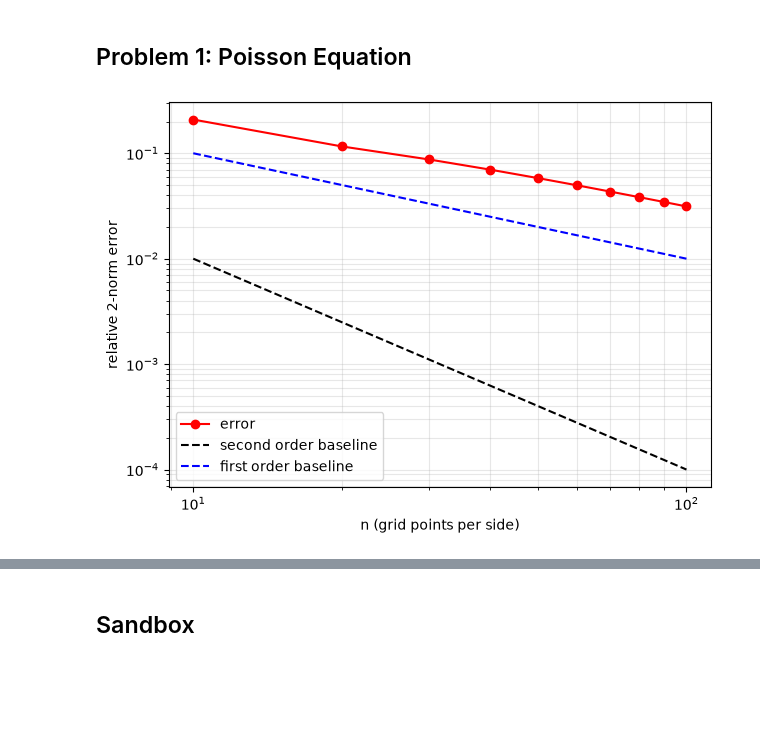
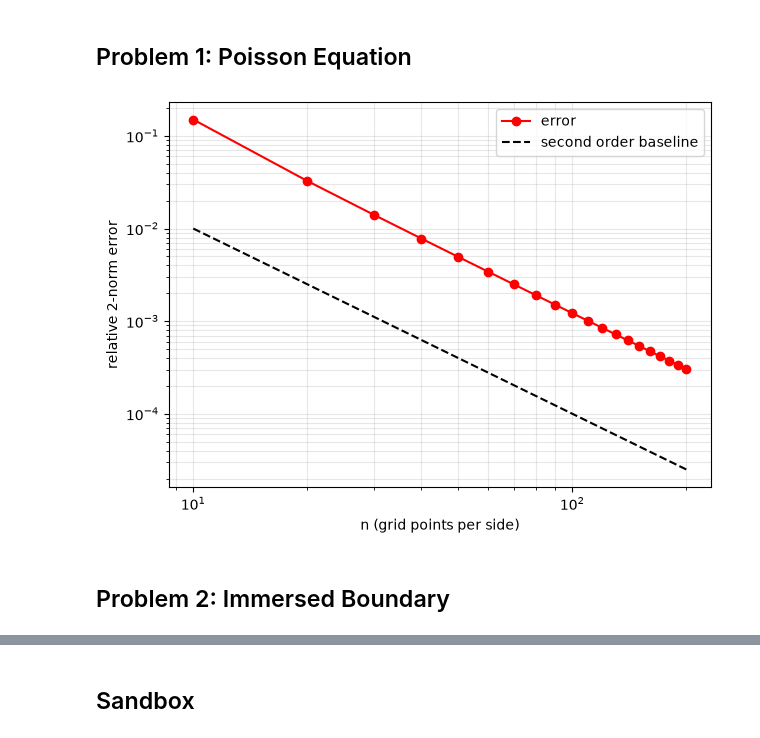
Before and after one commit to sgravelle/pde_hw2, a Jupyter notebook: hw2.ipynb, the cells around one changed output, grey strips where cells are left out. Saved outputs shown, nothing was run; the diff lists cells and outputs as text; code cells hidden in the pictures; blank space fills up the shorter version.

```diff
--- a/hw2.ipynb
+++ b/hw2.ipynb
@@ -76,21 +90,15 @@ def f_rhs(x,y):
 def f_manu(x,y):
     return np.cos(2*x) * np.sin(2*y)
 
+# Domain for this problem
+domain2pi = [0, 2*PI, 0, 2*PI]
+
 # GRIDIFY and also flatten
 # This assumes the square domain [0,2pi] on each side
 # So top part is copy paste from def sol_poisson above
 
-def gridify(func, N):
-    x_start , x_end = 0.0 , 2*PI
-    y_start , y_end = 0.0 , 2*PI
-    Lx = x_end - x_start
-    Ly = y_end - y_start
-    H = Lx/(N - 1)   # Number of cells is gridpoints - 1
-
-    # # GRIDS - arrays of actual x and y values
-    # unknowns are ordered k = i + j* N (x varies fastest )
-    x_grid = x_start + H * np.arange(N)
-    y_grid = y_start + H * np.arange(N)
+def gridify(func, N, borders):
+    x_grid, y_grid, H = square_grid(N, borders)
 
     flat_func = np.zeros(N*N)
 
@@ -101,27 +109,27 @@ def gridify(func, N):
 
     return flat_func
 # %%
-# Plot error
+# Plot error for basic problem
 
-num_gpts = np.arange(10, 101, 10)
+num_gpts = np.arange(10, 201, 10)
 
-sols = [sol_poisson(n, f_rhs) for n in num_gpts]
-exacts = [gridify(f_manu, n) for n in num_gpts]
+sols = [sol_poisson(n, f_rhs, domain2pi) for n in num_gpts]
+exacts = [gridify(f_manu, n, domain2pi) for n in num_gpts]
 errors = [la.norm(sols[idx] - exacts[idx]) / la.norm(exacts[idx]) for idx in range(len(num_gpts))]
 
 fig1, ax1 = plt.subplots(figsize=(7, 5))
 ax1.loglog(num_gpts, errors, "o-", color="red", label="error")
 
 ax1.loglog(num_gpts, 1/(num_gpts*num_gpts), "--", color="black", label="second order baseline") # Second order reference
-
-ax1.loglog(num_gpts, 1/(num_gpts), "--", color="blue", label="first order baseline") # First order reference
 
 ax1.set_xlabel("n (grid points per side)")
 ax1.set_ylabel("relative 2-norm error")
 ax1.grid(True, which="both", alpha=0.3)
 ax1.legend()
 plt.show()
 
 fig1.savefig("error_plot1.pdf", bbox_inches="tight")
 # %% [output]
-[figure, old version]
+[figure, new version]
+# %% [markdown]
+## Problem 2: Immersed Boundary
```
Also changed, not shown: parts of 4 cells of this notebook, 7 other files.
